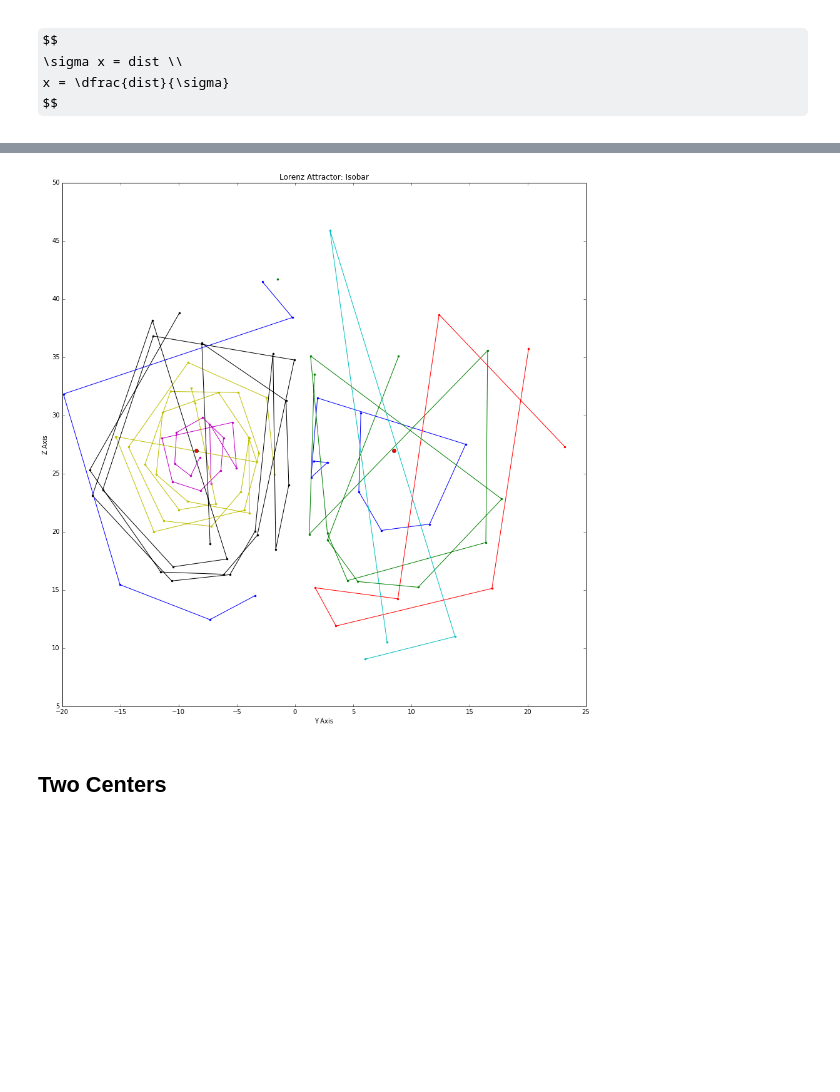
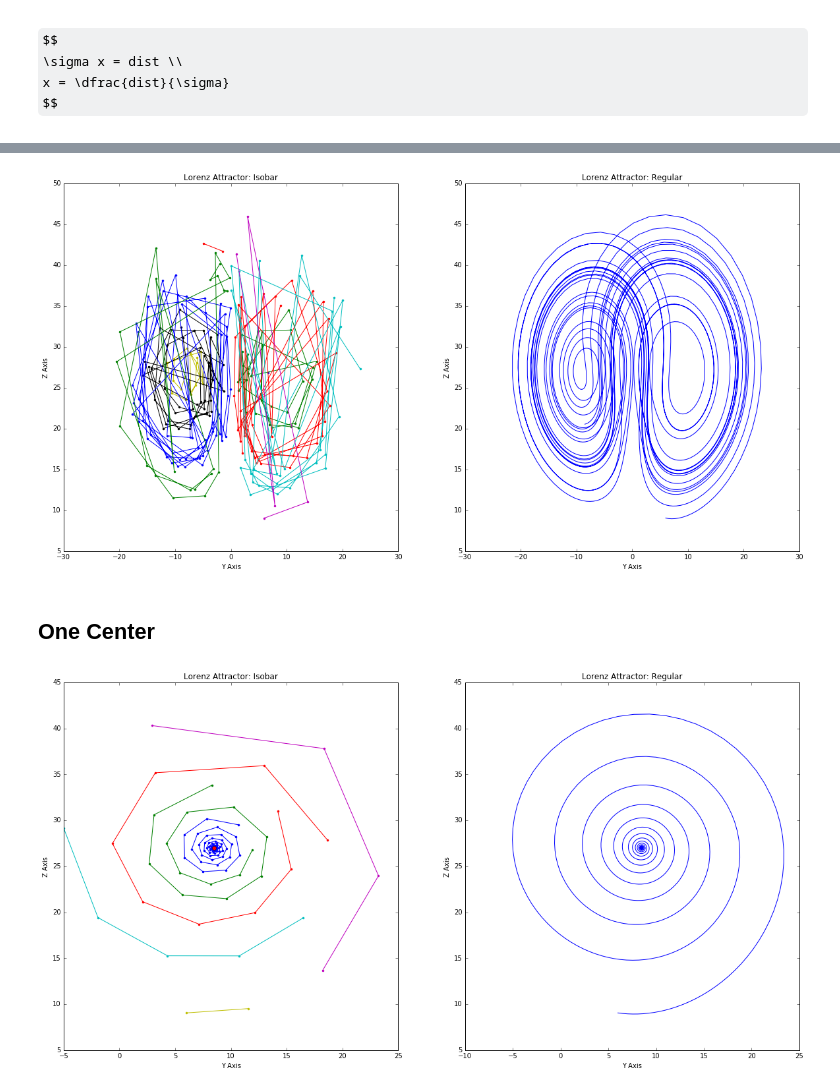
Before and after one commit to bi3mer/WeatherForecasting, a Jupyter notebook: Lorenz Simulation.ipynb, the cells around one changed output, grey strips where cells are left out. Drawn from its saved outputs; the diff is of its cells as text; code cells hidden in the pictures; some formulas as TeX source; blank space fills up the shorter version.

Commit message:
Added isobar graphs for one and two attractors

```diff
--- a/Lorenz Simulation.ipynb
+++ b/Lorenz Simulation.ipynb
@@ -3,7 +3,7 @@
 %run ./lorenz_system.py
 import math
 # %%
-stepCnt = 1000
+stepCnt = 2500
 # %%
 xs,ys,zs = build_system(stepCnt)
 # %% [markdown]
@@ -226,7 +251,8 @@ def dist(p1, p2):
 # %%
 def cluster_low_hi_points(x_axis, y_axis, center_one, center_two):
     '''
-    DESCRIPTION_HERE
+    format points by distance closest to center one or two. Include
+    distance in new arrays that are returned
 
     Parameters:
         x_axis     - array containing coordinate adjace to y_axis
@@ -356,5 +382,6 @@ def format_attractor_groups_plot(attractor):
 # %%
 xs,ys,zs = build_system(stepCnt)
+x,y,angles = build_wind_angles(ys,zs)
 y_center, z_center = get_yz_centers(const_b, const_r)
 # %%
 attractor_one, attractor_two = cluster_low_hi_points(x,y,(y_center[0], z_center[0]),(y_center[1],z_center[1]))
@@ -367,12 +394,3 @@ attractor_two_groups = cluster_attractor_groups(attractor_two, 4)
 # %%
 a_one_x, a_one_y = format_attractor_groups_plot(attractor_one_groups)
 a_two_x, a_two_y = format_attractor_groups_plot(attractor_two_groups)
-# %%
-fig = plt.figure()
-ax = fig.gca()
-ax.plot(x, y)
-ax.set_xlabel("Y Axis")
-ax.set_ylabel("Z Axis")
-ax.set_title("Lorenz Attractor ZY Samples")
-
-plt.show()
@@ -381,26 +397,30 @@ plt.show()
 # %%
-fig = plt.figure()
-ax = fig.gca()
-fig.set_figheight(15)
-fig.set_figwidth(15)
+f, (ax1, ax2) = plt.subplots(1, 2)
+f.set_figheight(10)
+f.set_figwidth(20)
 
 for i in range(len(a_one_x)):
     if len(a_one_x[i]) > 0:
-        ax.plot(a_one_x[i], a_one_y[i],'.-')
+        ax1.plot(a_one_x[i], a_one_y[i],'.-')
 
 for i in range(len(a_two_x)):
     if len(a_two_x[i]) > 0:
-        ax.plot(a_two_x[i], a_two_y[i],'.-')
+        ax1.plot(a_two_x[i], a_two_y[i],'.-')
 
 ax.plot(y_center,z_center,'ro')
-# ax.plot(ys, zs)
+# ax1.plot(ys,zs,'black')
 
-ax.set_xlabel("Y Axis")
-ax.set_ylabel("Z Axis")
-ax.set_title("Lorenz Attractor: Isobar")
+ax1.set_xlabel("Y Axis")
+ax1.set_ylabel("Z Axis")
+ax1.set_title("Lorenz Attractor: Isobar")
+
+ax2.plot(ys,zs)
+ax2.set_xlabel("Y Axis")
+ax2.set_ylabel("Z Axis")
+ax2.set_title("Lorenz Attractor: Regular")
 
 plt.show()
 # %% [output]
-[figure, old version]
+[figure, new version]
-# %% [markdown]
-## Two Centers
+# %% [markdown]
+## One Center
@@ -406,0 +439,27 @@ plt.show()
+# %%
+f, (ax1, ax2) = plt.subplots(1, 2)
+
+f.set_figheight(10)
+f.set_figwidth(20)
+
+for i in range(len(a_x)):
+    if len(a_x[i]) > 0:
+        ax1.plot(a_x[i], a_y[i],'.-')
+
+
+ax1.plot(y_center[0],z_center[0],'ro')
+
+
+ax1.set_xlabel("Y Axis")
+ax1.set_ylabel("Z Axis")
+ax1.set_title("Lorenz Attractor: Isobar")
+
+
+ax2.plot(ys, zs)
+ax2.set_xlabel("Y Axis")
+ax2.set_ylabel("Z Axis")
+ax2.set_title("Lorenz Attractor: Regular")
+
+plt.show()
+# %% [output]
+[figure, added]
```
Also changed, not shown: parts of 13 cells of this notebook.
